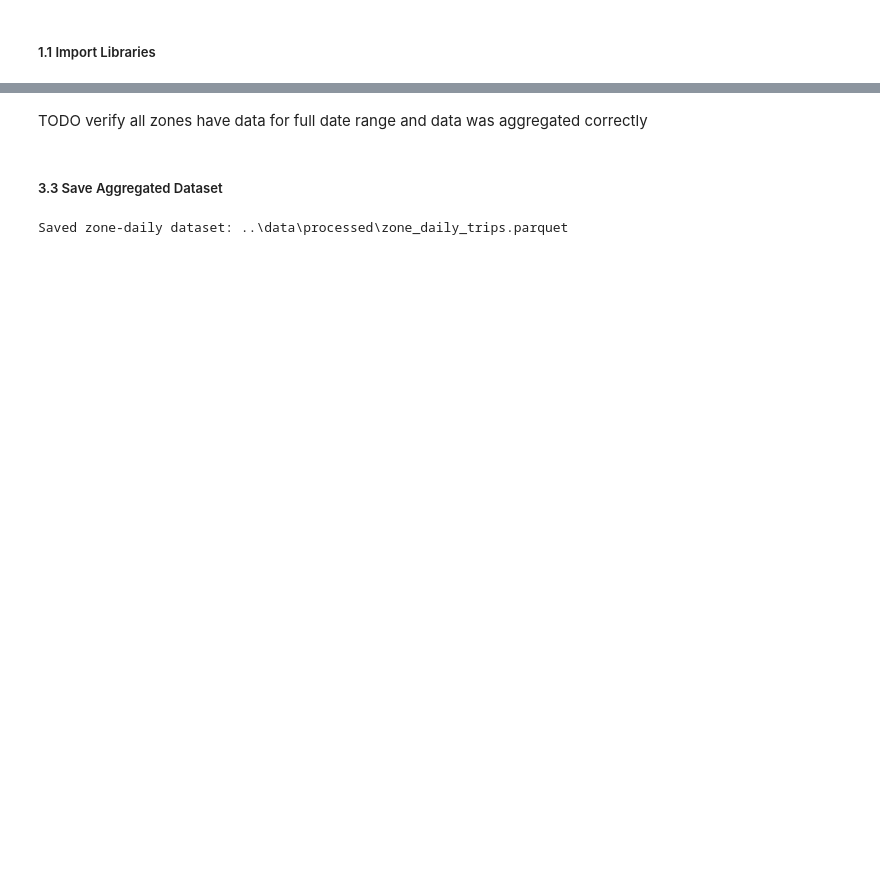
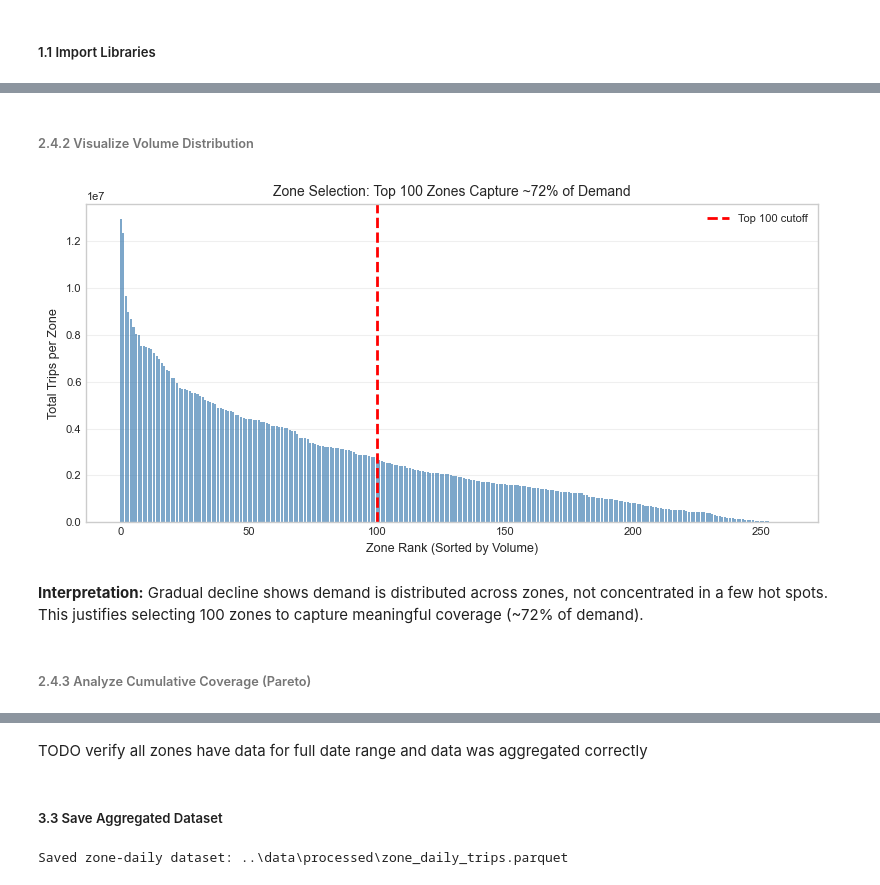
Before and after one commit to KRFlowers/nyc-fhv-rideshare-forecasting, a Jupyter notebook: notebooks/02_exploratory_analysis.ipynb, the cells around one changed output, grey strips where cells are left out. Saved outputs shown, nothing was run; the diff lists cells and outputs as text; code cells hidden in the pictures; blank space fills up the shorter version.

```diff
--- a/notebooks/02_exploratory_analysis.ipynb
+++ b/notebooks/02_exploratory_analysis.ipynb
@@ -472,0 +303,20 @@ std            3.771349      23629.172994        1.612334
+# %%
+# Calculate total trips and percentages by zone to understand demand distribution across all zones
+
+zone_totals = con.execute(f"""
+    SELECT
+        PULocationID as zone_id,
+        COUNT(*) as total_trips
+    FROM '{INPUT_FILE}'
+    WHERE PULocationID IN ({','.join(map(str, complete_zone_ids))})
+    GROUP BY PULocationID
+    ORDER BY total_trips DESC
+""").df()
+
+# Calculate percentage of total
+zone_totals['pct_of_total'] = (zone_totals['total_trips'] / zone_totals['total_trips'].sum() * 100).round(2)
+
+print(f"\nZone demand distribution calculated")
+print(f"  Total zones: {len(zone_totals)}")
+print(f"  Total trips: {zone_totals['total_trips'].sum():,}")
+display(zone_totals.head())
@@ -472,0 +333,29 @@ std            3.771349      23629.172994        1.612334
+# %% [markdown]
+###### 2.4.2 Visualize Volume Distribution
+# %%
+# Visualize zone demand distribution
+
+zone_totals['cumulative_pct'] = zone_totals['pct_of_total'].cumsum()
+top_n_pct = zone_totals.iloc[:TOP_N_ZONES]['cumulative_pct'].iloc[-1]
+
+fig, ax1 = plt.subplots(1, 1, figsize=(8, 4))
+
+# TOP: Individual zone volumes
+ax1.bar(range(len(zone_totals)), zone_totals['total_trips'],
+        color='steelblue', alpha=0.7)
+ax1.axvline(x=TOP_N_ZONES, color='red', linestyle='--', linewidth=2,
+            label=f'Top {TOP_N_ZONES} cutoff')
+ax1.set_xlabel('Zone Rank (Sorted by Volume)')
+ax1.set_ylabel('Total Trips per Zone')
+ax1.set_title('Zone Selection: Top 100 Zones Capture ~72% of Demand')
+ax1.legend(loc='upper right')
+ax1.grid(True, axis='y', alpha=0.3)
+
+plt.tight_layout()
+plt.show()
+# %% [output]
+[figure, added]
+# %% [markdown]
+**Interpretation:** Gradual decline shows demand is distributed across zones, not concentrated in a few hot spots. This justifies selecting 100 zones to capture meaningful coverage (~72% of demand).
+# %% [markdown]
+###### 2.4.3 Analyze Cumulative Coverage (Pareto)
```
Also changed, not shown: parts of 131 cells of this notebook.
